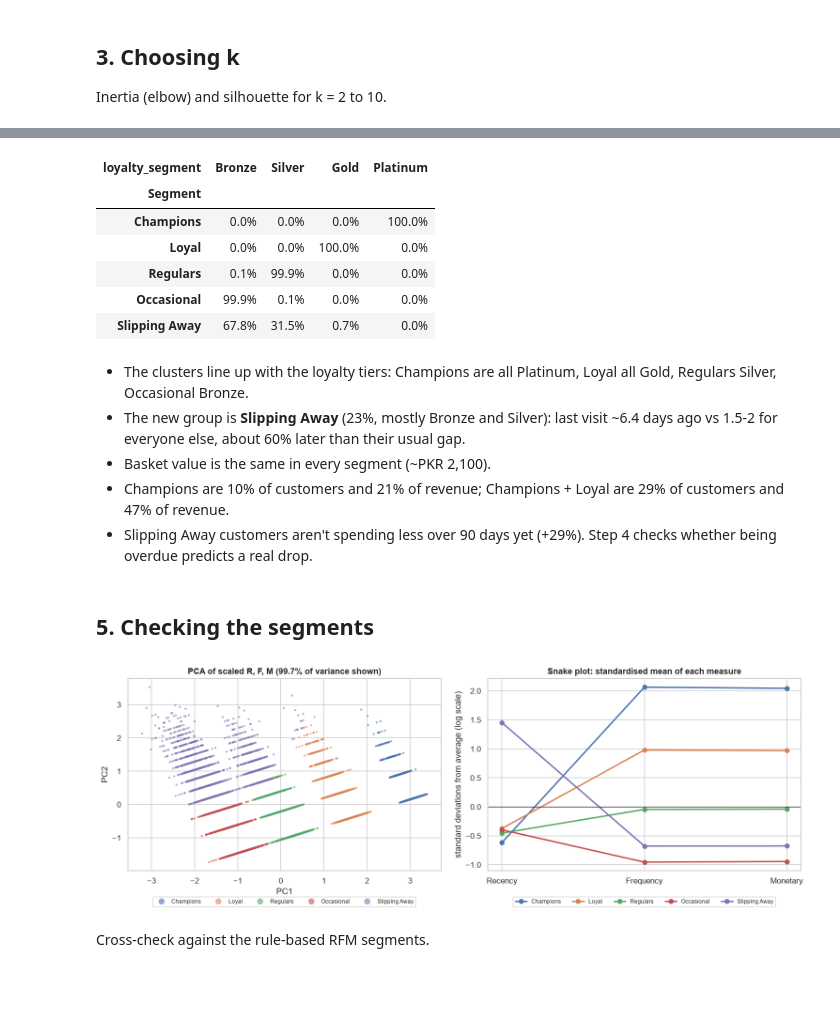
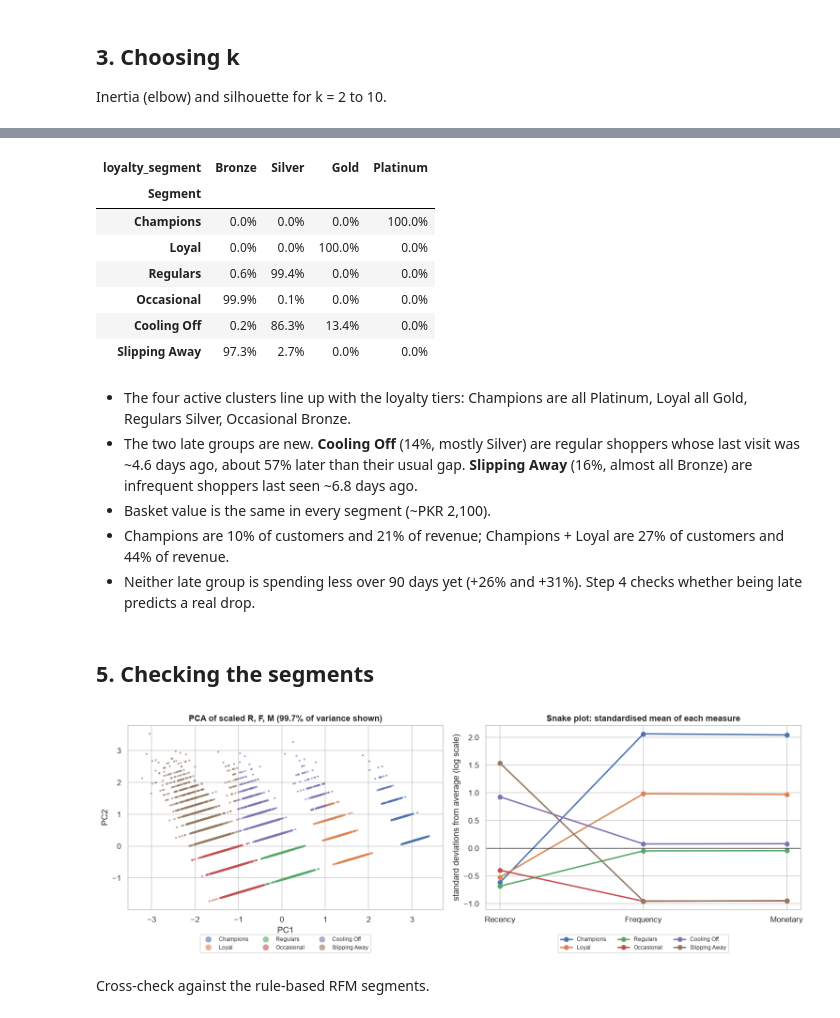
Before and after one commit to Lonishri21/retailpulse, a Jupyter notebook: notebooks/03_segmentation.ipynb, the cells around one changed output, grey strips where cells are left out. Cells and saved outputs as stored; diff of their text form; code cells hidden in the pictures; blank space fills up the shorter version.

```diff
--- a/notebooks/03_segmentation.ipynb
+++ b/notebooks/03_segmentation.ipynb
@@ -18,7 +18,7 @@ from sklearn.metrics import silhouette_score, adjusted_rand_score
 
 ROOT = Path('..')
 sys.path.append(str(ROOT))
-from src.segmentation import KMEANS_FEATURES, SEGMENT_ACTIONS, rfm_scores, make_kmeans, name_clusters
+from src.segmentation import KMEANS_FEATURES, SEGMENT_ACTIONS, SEGMENT_ORDER, rfm_scores, make_kmeans, name_clusters
 
 PROC = ROOT / 'data' / 'processed'
 MODELS = ROOT / 'models'; MODELS.mkdir(exist_ok=True)
@@ -32,7 +32,7 @@ FLOAT = '%.4f'
 
 cust = pd.read_csv(PROC / 'customer_features.csv', index_col='customer_id')
 TIERS = ['Bronze', 'Silver', 'Gold', 'Platinum']
-SEG_ORDER = ['Champions', 'Loyal', 'Regulars', 'Occasional', 'Slipping Away']
+SEG_ORDER = SEGMENT_ORDER
 print(f'{len(cust):,} customers')
 cust[KMEANS_FEATURES].describe().T
 # %% [output]
@@ -172,5 +174,5 @@ Cluster numbers change between runs, so `name_clusters` names them from their pr
 # %%
-K = 5
+K = 6
 km = make_kmeans(K).fit(cust[KMEANS_FEATURES])
 names = name_clusters(cust, km[-1].labels_)
 rfm['Cluster'] = km[-1].labels_
@@ -200,34 +203,35 @@ mix.round(1).astype(str) + '%'
 | Segment |  |  |  |  |
 | Champions | 0.0% | 0.0% | 0.0% | 100.0% |
 | Loyal | 0.0% | 0.0% | 100.0% | 0.0% |
-| Regulars | 0.1% | 99.9% | 0.0% | 0.0% |
+| Regulars | 0.6% | 99.4% | 0.0% | 0.0% |
 | Occasional | 99.9% | 0.1% | 0.0% | 0.0% |
-| Slipping Away | 67.8% | 31.5% | 0.7% | 0.0% |
+| Cooling Off | 0.2% | 86.3% | 13.4% | 0.0% |
+| Slipping Away | 97.3% | 2.7% | 0.0% | 0.0% |
 # %% [markdown]
-- The clusters line up with the loyalty tiers: Champions are all Platinum, Loyal all Gold, Regulars Silver, Occasional Bronze.
-- The new group is **Slipping Away** (23%, mostly Bronze and Silver): last visit ~6.4 days ago vs 1.5-2 for everyone else, about 60% later than their usual gap.
+- The four active clusters line up with the loyalty tiers: Champions are all Platinum, Loyal all Gold, Regulars Silver, Occasional Bronze.
+- The two late groups are new. **Cooling Off** (14%, mostly Silver) are regular shoppers whose last visit was ~4.6 days ago, about 57% later than their usual gap. **Slipping Away** (16%, almost all Bronze) are infrequent shoppers last seen ~6.8 days ago.
 - Basket value is the same in every segment (~PKR 2,100).
-- Champions are 10% of customers and 21% of revenue; Champions + Loyal are 29% of customers and 47% of revenue.
-- Slipping Away customers aren't spending less over 90 days yet (+29%). Step 4 checks whether being overdue predicts a real drop.
+- Champions are 10% of customers and 21% of revenue; Champions + Loyal are 27% of customers and 44% of revenue.
+- Neither late group is spending less over 90 days yet (+26% and +31%). Step 4 checks whether being late predicts a real drop.
 # %% [markdown]
 ## 5. Checking the segments
 # %%
 Xs = km[:-1].transform(cust[KMEANS_FEATURES])
 pcs = PCA(n_components=2, random_state=42).fit(Xs)
 pts = pcs.transform(Xs)
 fig, ax = plt.subplots(1, 2, figsize=(14, 5))
 sns.scatterplot(x=pts[:, 0], y=pts[:, 1], hue=rfm['Segment'], hue_order=SEG_ORDER, s=8, alpha=.6, ax=ax[0], linewidth=0)
 ax[0].set_title(f'PCA of scaled R, F, M ({pcs.explained_variance_ratio_.sum():.1%} of variance shown)')
-ax[0].set_xlabel('PC1'); ax[0].set_ylabel('PC2'); ax[0].legend(markerscale=3, title='', loc='upper center', bbox_to_anchor=(.5, -.12), ncol=5, fontsize=8)
+ax[0].set_xlabel('PC1'); ax[0].set_ylabel('PC2'); ax[0].legend(markerscale=3, title='', loc='upper center', bbox_to_anchor=(.5, -.12), ncol=3, fontsize=8)
 
 snake = pd.DataFrame(Xs, columns=['Recency', 'Frequency', 'Monetary'], index=rfm.index).groupby(rfm['Segment'], observed=True).mean()
 for s in SEG_ORDER: ax[1].plot(snake.columns, snake.loc[s], 'o-', label=s, lw=2)
 ax[1].axhline(0, color='k', lw=.8); ax[1].set_title('Snake plot: standardised mean of each measure')
 ax[1].set_ylabel('standard deviations from average (log scale)')
-ax[1].legend(title='', loc='upper center', bbox_to_anchor=(.5, -.12), ncol=5, fontsize=8)
+ax[1].legend(title='', loc='upper center', bbox_to_anchor=(.5, -.12), ncol=3, fontsize=8)
 plt.tight_layout(); save('03c_segments_pca_snake'); plt.show()
 # %% [output]
-[figure, old version]
+[figure, new version]
 # %% [markdown]
 Cross-check against the rule-based RFM segments.
 # %%
```
Also changed, not shown: parts of 11 cells of this notebook, 18 other files.
